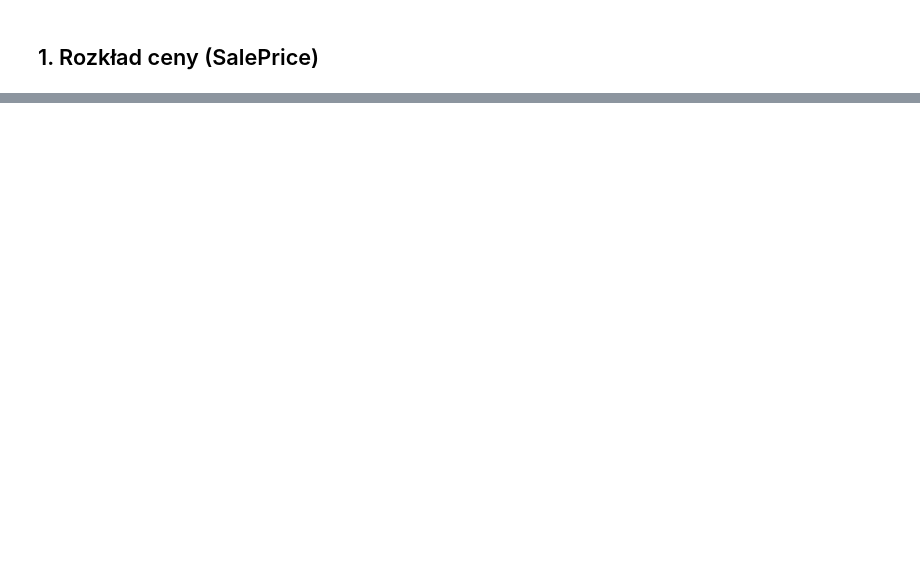
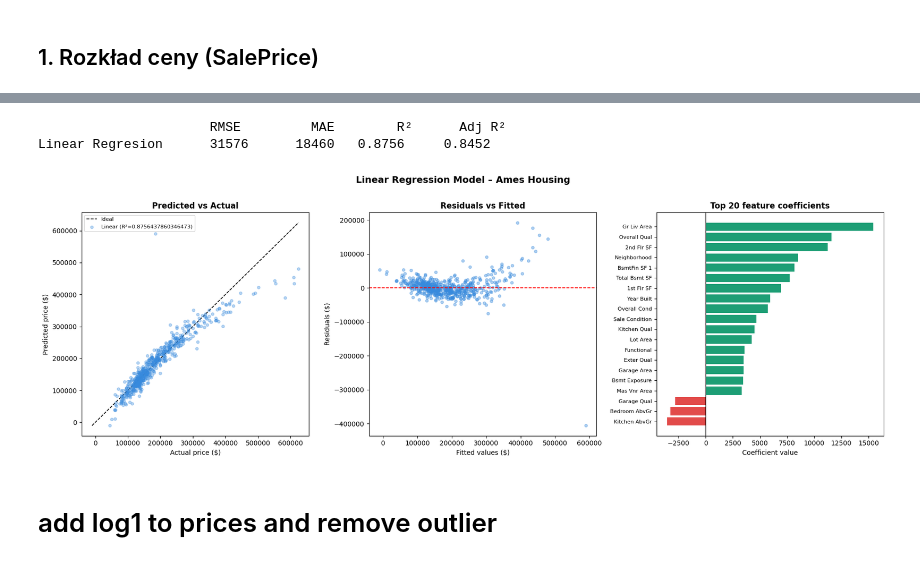
Before and after one commit to fistaszek2009/PropertyValuePredictor, a Jupyter notebook: ames_housing.ipynb, the cells around one changed output, grey strips where cells are left out. Cells and saved outputs as stored; diff of their text form; code cells hidden in the pictures; blank space fills up the shorter version.

Commit message:
feat: linear regression

```diff
--- a/ames_housing.ipynb
+++ b/ames_housing.ipynb
@@ -704,0 +426,73 @@ plt.show()
+# %%
+from sklearn.linear_model import LinearRegression
+from sklearn.metrics import mean_squared_error, r2_score, mean_absolute_error
+from sklearn.model_selection import GridSearchCV, cross_val_score
+from warnings import simplefilter
+from sklearn.exceptions import ConvergenceWarning
+
+simplefilter("ignore", category=ConvergenceWarning)
+
+reg = LinearRegression()
+reg.fit(X_train_clean_scaled, y_train_clean)
+reg_y_pred = reg.predict(X_test_clean_scaled)
+
+# Metrics
+n_test = len(y_test_clean)
+n_features = X_test_clean_scaled.shape[1]
+
+def adj_r2(r2, n, p):
+    return 1 - (1 - r2) * (n - 1) / (n - p - 1)
+
+
+mse  = mean_squared_error(y_test_clean, reg_y_pred)
+rmse = np.sqrt(mse)
+mae  = mean_absolute_error(y_test_clean, reg_y_pred)
+r2   = r2_score(y_test_clean, reg_y_pred)
+ar2  = adj_r2(r2, n_test, n_features)
+print(f"\n                {'RMSE':>10}  {'MAE':>10}  {'R²':>8}  {'Adj R²':>10}")
+print(f"Linear Regresion {rmse:>10.0f} {mae:>10.0f} {r2:>8.4f} {ar2:>10.4f}")
+
+# Plots
+fig = plt.figure(figsize=(18, 6))
+
+# ── Wykres 1: Predicted vs Actual
+ax1 = fig.add_subplot(131)
+y_min = min(y_test_clean.min(), reg_y_pred.min())
+y_max = max(y_test_clean.max(), reg_y_pred.max())
+ax1.plot([y_min, y_max], [y_min, y_max], 'k--', lw=1.2, label='Ideal', zorder=1)
+ax1.scatter(y_test_clean, reg_y_pred, alpha=0.35, s=18, color='#378ADD', label=f"Linear (R²={r2})", zorder=2)
+ax1.set_xlabel('Actual price ($)')
+ax1.set_ylabel('Predicted price ($)')
+ax1.set_title('Predicted vs Actual', fontweight='bold')
+ax1.legend(fontsize=8)
+
+# ── Wykres 2: Residuals vs Fitted
+ax2 = fig.add_subplot(132)
+residuals = y_test_clean - reg_y_pred
+ax2.axhline(0, color='red', lw=1.2, ls='--')
+ax2.scatter(reg_y_pred, residuals, alpha=0.4, s=18, color='#378ADD')
+ax2.set_xlabel('Fitted values ($)')
+ax2.set_ylabel('Residuals ($)')
+ax2.set_title(f'Residuals vs Fitted', fontweight='bold')
+
+# ── Wykres 3: Top-20 feature importance
+ax3 = fig.add_subplot(133)
+coefs = pd.Series(reg.coef_, index=df_analysis.columns[:-1])
+top20 = coefs.abs().nlargest(20).index
+coefs_top = coefs[top20].sort_values()
+bar_colors = ['#1D9E75' if v > 0 else '#E24B4A' for v in coefs_top]
+ax3.barh(coefs_top.index, coefs_top.values, color=bar_colors)
+ax3.axvline(0, color='black', lw=0.8)
+ax3.set_title('Top 20 feature coefficients', fontweight='bold')
+ax3.set_xlabel('Coefficient value')
+ax3.tick_params(axis='y', labelsize=8)
+
+plt.suptitle('Linear Regression Model – Ames Housing', fontsize=14, fontweight='bold', y=1.01)
+plt.tight_layout()
+plt.show()
+# %% [output]
+                      RMSE         MAE        R²      Adj R²
+Linear Regresion      31576      18460   0.8756     0.8452
+[figure, added]
+# %% [markdown]
+# add log1 to prices and remove outlier
```
Also changed, not shown: parts of 22 cells of this notebook, 2 other files.
